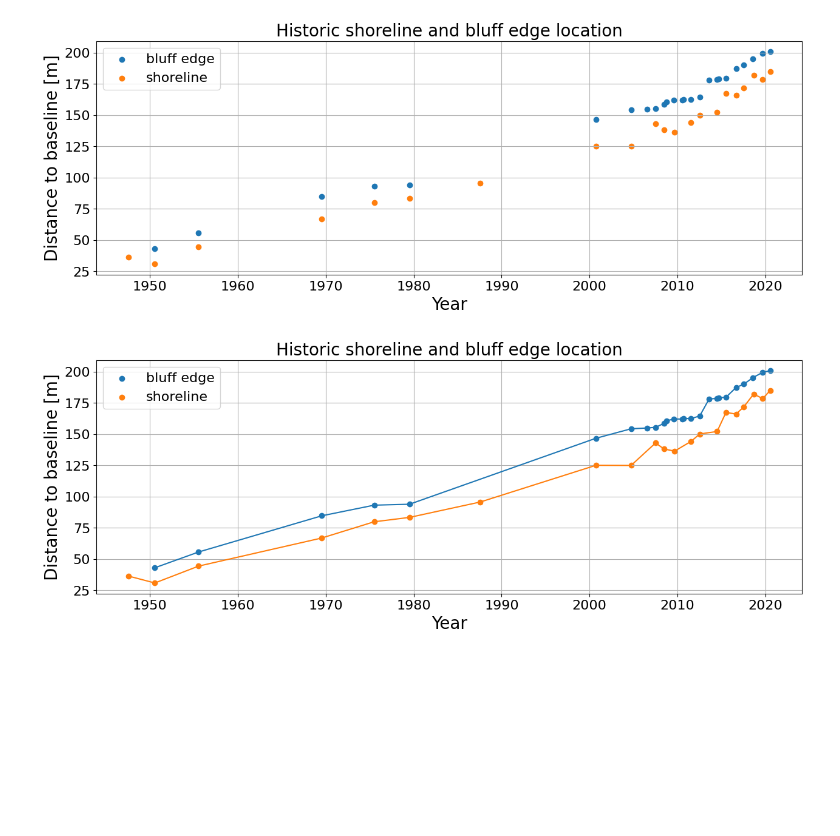
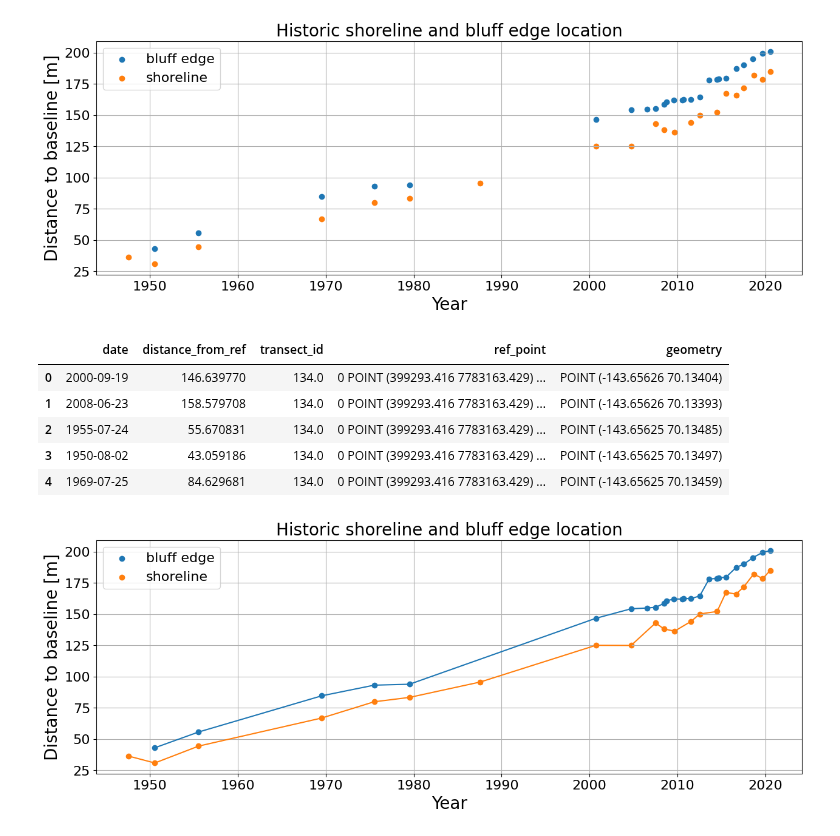
Before and after one commit to khdebruijn/thermo-morphological-model, a Jupyter notebook: database/gibbs_generate_timeseries.ipynb, the cells around one changed output. Saved outputs shown, nothing was run; the diff lists cells and outputs as text; code cells hidden in the pictures; blank space fills up the shorter version.

```diff
--- a/database/gibbs_generate_timeseries.ipynb
+++ b/database/gibbs_generate_timeseries.ipynb
@@ -190,6 +194,15 @@ figname = 'retreat_rates_data.png'
 plt.savefig(os.path.join(save_path, figname), bbox_inches='tight', facecolor='white', transparent=False)
 # %% [output]
 [figure]
+# %%
+bluff_edges.head()
+# %% [output]
+|  | date | distance_from_ref | transect_id | ref_point | geometry |
+| 0 | 2000-09-19 | 146.639770 | 134.0 | 0 POINT (399293.416 7783163.429) ... | POINT (-143.65626 70.13404) |
+| 1 | 2008-06-23 | 158.579708 | 134.0 | 0 POINT (399293.416 7783163.429) ... | POINT (-143.65626 70.13393) |
+| 2 | 1955-07-24 | 55.670831 | 134.0 | 0 POINT (399293.416 7783163.429) ... | POINT (-143.65625 70.13485) |
+| 3 | 1950-08-02 | 43.059186 | 134.0 | 0 POINT (399293.416 7783163.429) ... | POINT (-143.65625 70.13497) |
+| 4 | 1969-07-25 | 84.629681 | 134.0 | 0 POINT (399293.416 7783163.429) ... | POINT (-143.65625 70.13459) |
 # %%
 transect_id = 134
 
```
Also changed, not shown: parts of 6 cells of this notebook, 4 other files.
